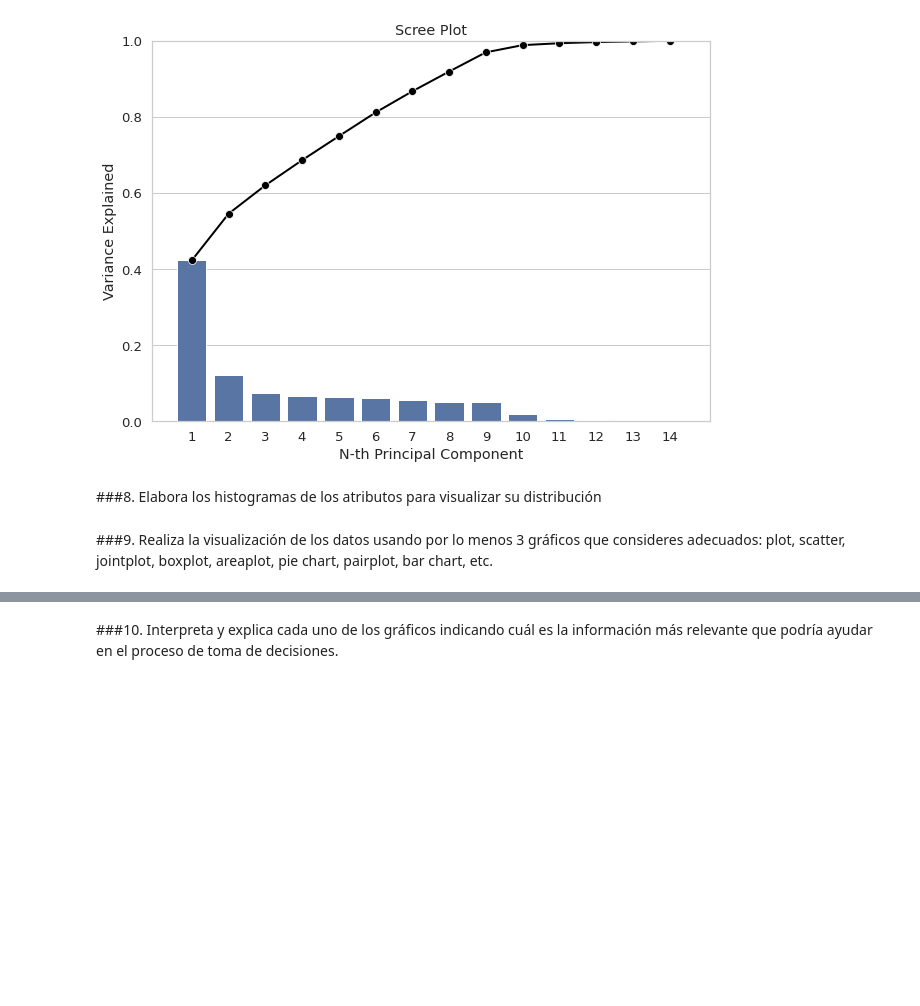
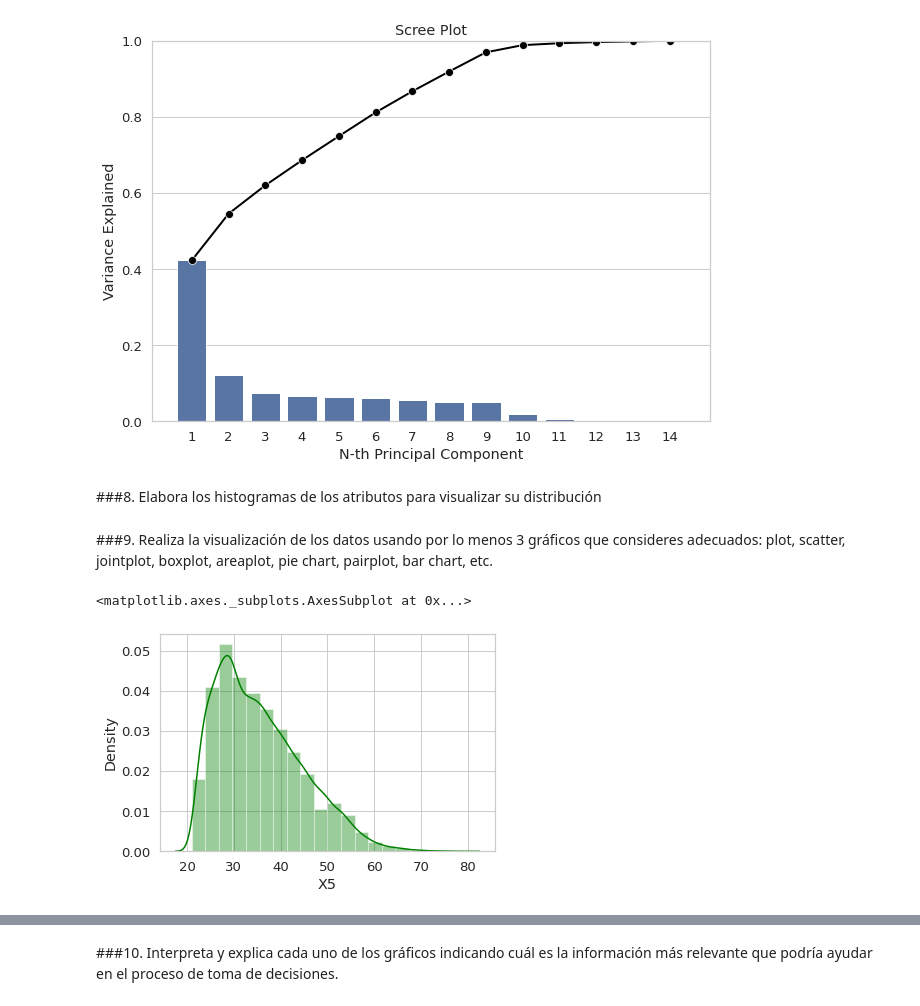
Before and after one commit to PosgradoMNA/actividades-de-aprendizaje-jeesperon, a Jupyter notebook: Act_Sem6_visualización_a01372413.ipynb, the cells around one changed output, grey strips where cells are left out. Drawn from its saved outputs; the diff is of its cells as text; code cells hidden in the pictures; blank space fills up the shorter version.

```diff
--- a/Act_Sem6_visualización_a01372413.ipynb
+++ b/Act_Sem6_visualización_a01372413.ipynb
@@ -286,3 +286,11 @@ plt.show()
 ###8. Elabora los histogramas de los atributos para visualizar su distribución
 # %% [markdown]
 ###9. Realiza la visualización de los datos usando por lo menos 3 gráficos que consideres adecuados: plot, scatter, jointplot, boxplot, areaplot, pie chart, pairplot, bar chart, etc.
+# %%
+import seaborn as sns
+import matplotlib.pyplot as plt
+from warnings import filterwarnings
+sns.distplot(df['X5'], kde = True, color ='green', bins = 20)
+# %% [output]
+<matplotlib.axes._subplots.AxesSubplot at 0x...>
+[figure, added]
```
Also changed, not shown: parts of 2 cells of this notebook.
